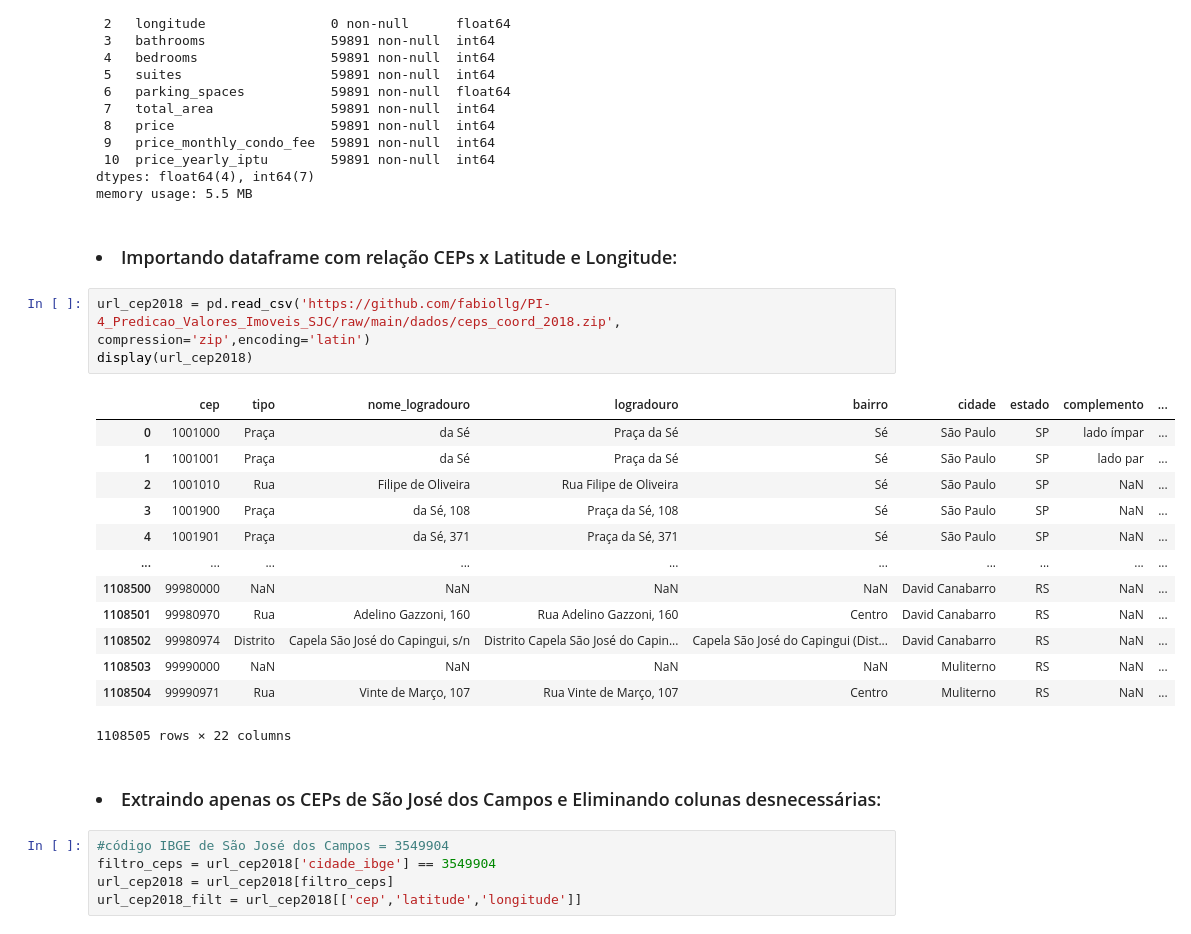
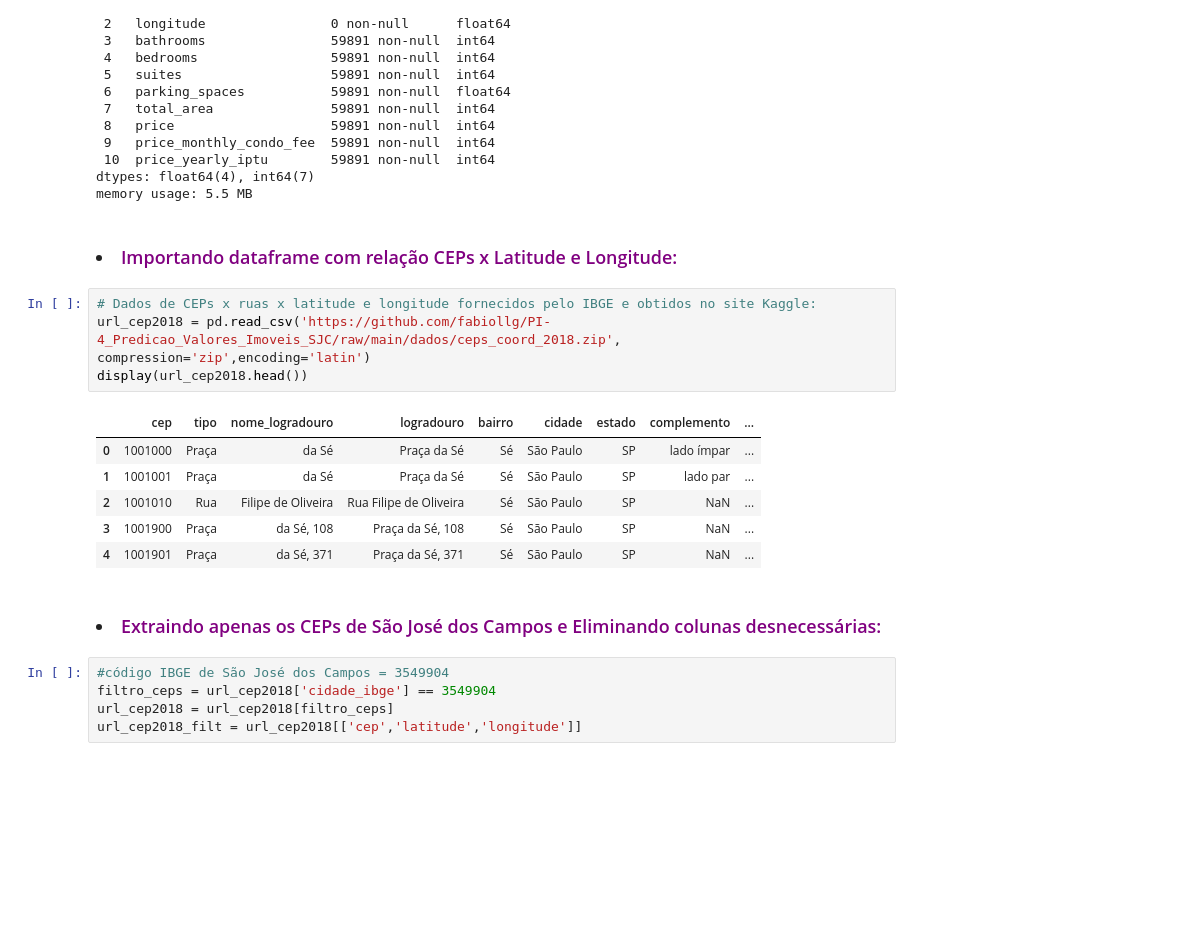
Before and after one commit to fabiollg/PI-4_Predicao_Valores_Imoveis_SJC, a Jupyter notebook: PI_4_Predicao_Valores_Imoveis_SJC.ipynb, the cells around one changed output. Cells and saved outputs as stored; diff of their text form; blank space fills up the shorter version.

```diff
--- a/PI_4_Predicao_Valores_Imoveis_SJC.ipynb
+++ b/PI_4_Predicao_Valores_Imoveis_SJC.ipynb
@@ -379,26 +354,20 @@ Data columns (total 11 columns):
 dtypes: float64(4), int64(7)
 memory usage: 5.5 MB
 # %% [markdown]
-### <li>Importando dataframe com relação CEPs x Latitude e Longitude:
+### <li><font color="#800080">Importando dataframe com relação CEPs x Latitude e Longitude:</font>
 # %%
+# Dados de CEPs x ruas x latitude e longitude fornecidos pelo IBGE e obtidos no site Kaggle:
 url_cep2018 = pd.read_csv('https://github.com/fabiollg/PI-4_Predicao_Valores_Imoveis_SJC/raw/main/dados/ceps_coord_2018.zip', compression='zip',encoding='latin')
-display(url_cep2018)
+display(url_cep2018.head())
 # %% [output]
 |  | cep | tipo | nome_logradouro | logradouro | bairro | cidade | estado | complemento | ... |
 | 0 | 1001000 | Praça | da Sé | Praça da Sé | Sé | São Paulo | SP | lado ímpar | ... |
 | 1 | 1001001 | Praça | da Sé | Praça da Sé | Sé | São Paulo | SP | lado par | ... |
 | 2 | 1001010 | Rua | Filipe de Oliveira | Rua Filipe de Oliveira | Sé | São Paulo | SP | NaN | ... |
 | 3 | 1001900 | Praça | da Sé, 108 | Praça da Sé, 108 | Sé | São Paulo | SP | NaN | ... |
 | 4 | 1001901 | Praça | da Sé, 371 | Praça da Sé, 371 | Sé | São Paulo | SP | NaN | ... |
-| ... | ... | ... | ... | ... | ... | ... | ... | ... | ... |
-| 1108500 | 99980000 | NaN | NaN | NaN | NaN | David Canabarro | RS | NaN | ... |
-| 1108501 | 99980970 | Rua | Adelino Gazzoni, 160 | Rua Adelino Gazzoni, 160 | Centro | David Canabarro | RS | NaN | ... |
-| 1108502 | 99980974 | Distrito | Capela São José do Capingui, s/n | Distrito Capela São José do Capin... | Capela São José do Capingui (Dist... | David Canabarro | RS | NaN | ... |
-| 1108503 | 99990000 | NaN | NaN | NaN | NaN | Muliterno | RS | NaN | ... |
-| 1108504 | 99990971 | Rua | Vinte de Março, 107 | Rua Vinte de Março, 107 | Centro | Muliterno | RS | NaN | ... |
-1108505 rows × 22 columns
 # %% [markdown]
-### <li>Extraindo apenas os CEPs de São José dos Campos e Eliminando colunas desnecessárias:
+### <li><font color="#800080">Extraindo apenas os CEPs de São José dos Campos e Eliminando colunas desnecessárias:</font>
 # %%
 #código IBGE de São José dos Campos = 3549904
 filtro_ceps = url_cep2018['cidade_ibge'] == 3549904
```
Also changed, not shown: parts of 50 cells of this notebook.
